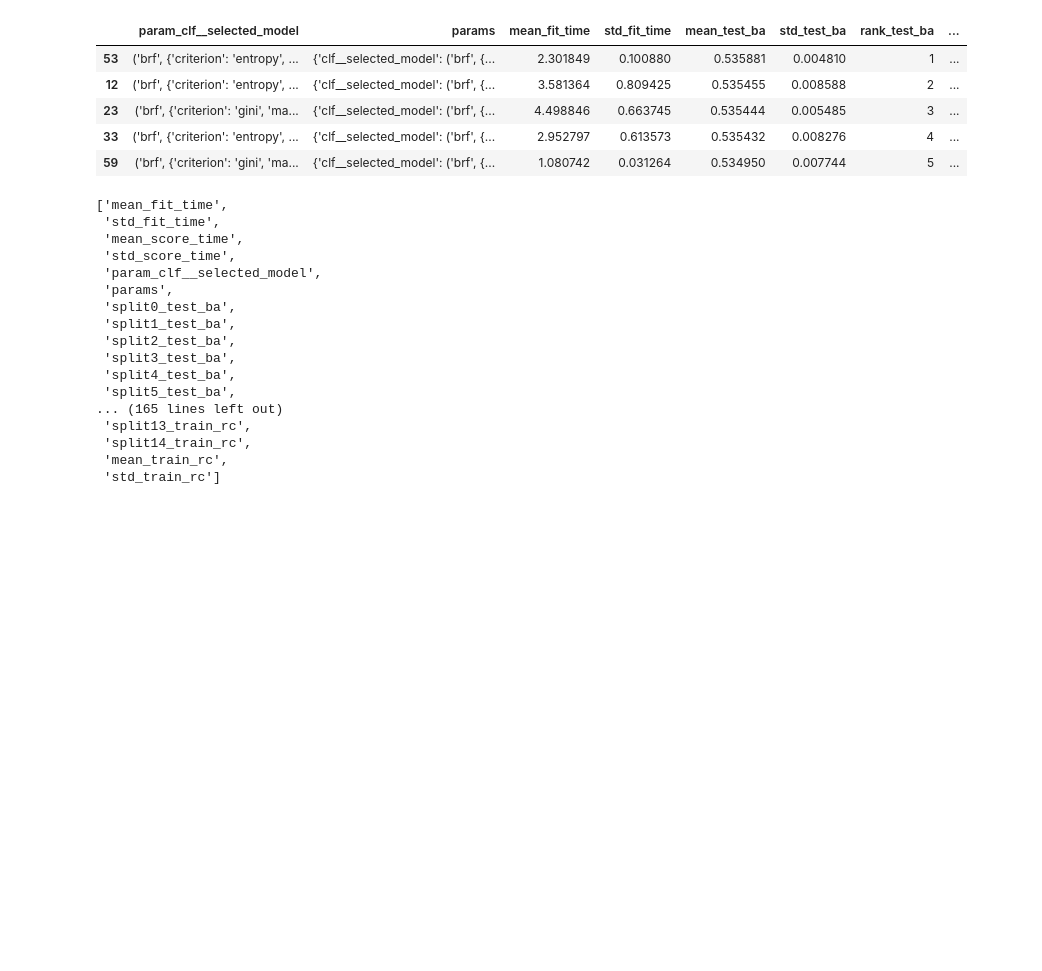
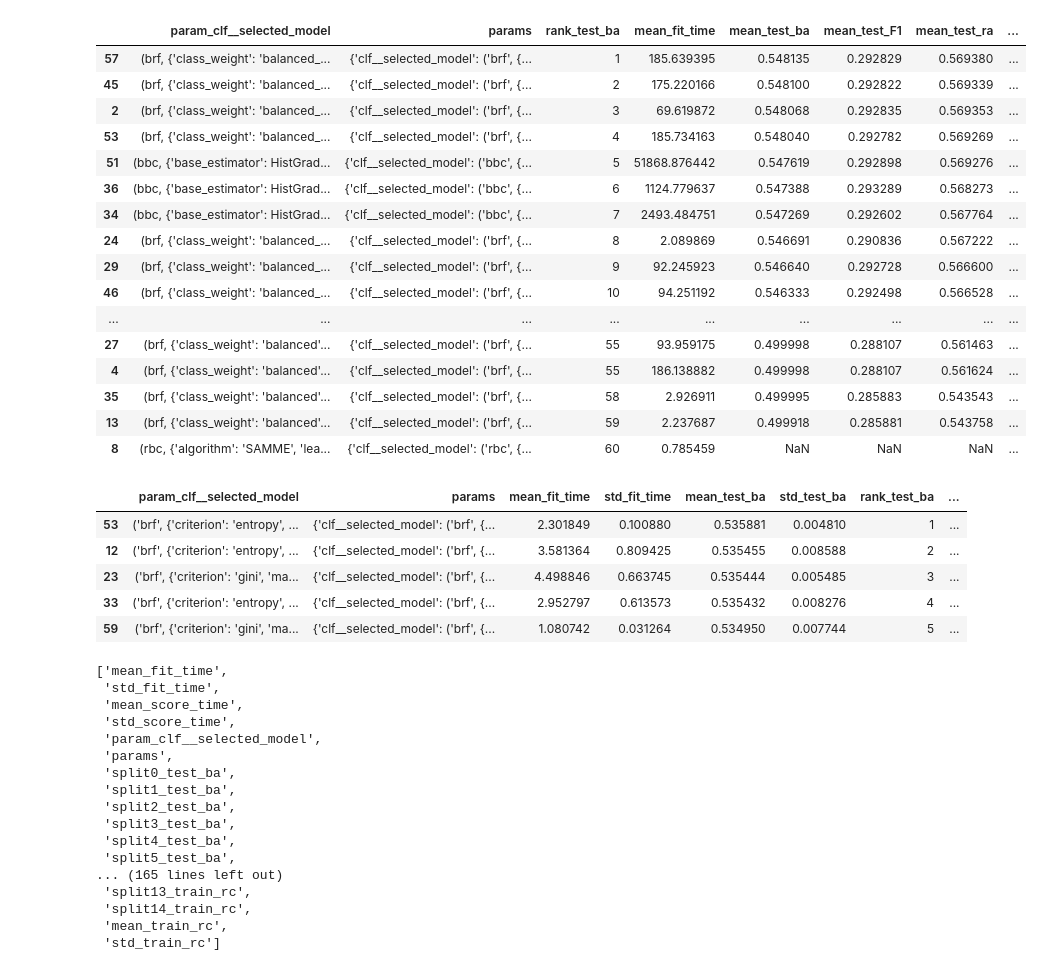
Before and after one commit to nachovazquez98/COVID-19_Paper, a Jupyter notebook: model_explained/df_caso_7_1.ipynb, the cells around one changed output. Drawn from its saved outputs; the diff is of its cells as text; code cells hidden in the pictures; blank space fills up the shorter version.

```diff
--- a/model_explained/df_caso_7_1.ipynb
+++ b/model_explained/df_caso_7_1.ipynb
@@ -29 +28,6 @@ X_train, X_test, y_train, y_test = train_test_split(X, y, test_size=0.20,stratif
+# %%
+try:
+    gridprueba = joblib.load('models/all_data/20_80/df_caso5_1_grid.pkl')
+except:
+    print(sys.exc_info()[0])
 # %%
@@ -42,3 +45,36 @@ grid_report
+# %%
+df_grid = pd.DataFrame(grid.cv_results_).sort_values(by=['mean_test_ba'],ascending=False)
+df_grid=df_grid.sort_values(by=['mean_test_ba'],ascending=False)
+df_grid=df_grid[[
+    'param_clf__selected_model',
+    'params',
+    'rank_test_ba',
+    'mean_fit_time',
+    'mean_test_ba',
+    'mean_test_F1',
+    'mean_test_ra',
+    'mean_test_rc',
+    'mean_test_ap'
+    ]]
+df_grid
+# %% [output]
+|  | param_clf__selected_model | params | rank_test_ba | mean_fit_time | mean_test_ba | mean_test_F1 | mean_test_ra | ... |
+| 57 | (brf, {'class_weight': 'balanced_... | {'clf__selected_model': ('brf', {... | 1 | 185.639395 | 0.548135 | 0.292829 | 0.569380 | ... |
+| 45 | (brf, {'class_weight': 'balanced_... | {'clf__selected_model': ('brf', {... | 2 | 175.220166 | 0.548100 | 0.292822 | 0.569339 | ... |
+| 2 | (brf, {'class_weight': 'balanced_... | {'clf__selected_model': ('brf', {... | 3 | 69.619872 | 0.548068 | 0.292835 | 0.569353 | ... |
+| 53 | (brf, {'class_weight': 'balanced_... | {'clf__selected_model': ('brf', {... | 4 | 185.734163 | 0.548040 | 0.292782 | 0.569269 | ... |
+| 51 | (bbc, {'base_estimator': HistGrad... | {'clf__selected_model': ('bbc', {... | 5 | 51868.876442 | 0.547619 | 0.292898 | 0.569276 | ... |
+| 36 | (bbc, {'base_estimator': HistGrad... | {'clf__selected_model': ('bbc', {... | 6 | 1124.779637 | 0.547388 | 0.293289 | 0.568273 | ... |
+| 34 | (bbc, {'base_estimator': HistGrad... | {'clf__selected_model': ('bbc', {... | 7 | 2493.484751 | 0.547269 | 0.292602 | 0.567764 | ... |
+| 24 | (brf, {'class_weight': 'balanced_... | {'clf__selected_model': ('brf', {... | 8 | 2.089869 | 0.546691 | 0.290836 | 0.567222 | ... |
+| 29 | (brf, {'class_weight': 'balanced_... | {'clf__selected_model': ('brf', {... | 9 | 92.245923 | 0.546640 | 0.292728 | 0.566600 | ... |
+| 46 | (brf, {'class_weight': 'balanced_... | {'clf__selected_model': ('brf', {... | 10 | 94.251192 | 0.546333 | 0.292498 | 0.566528 | ... |
+| ... | ... | ... | ... | ... | ... | ... | ... | ... |
+| 27 | (brf, {'class_weight': 'balanced'... | {'clf__selected_model': ('brf', {... | 55 | 93.959175 | 0.499998 | 0.288107 | 0.561463 | ... |
+| 4 | (brf, {'class_weight': 'balanced'... | {'clf__selected_model': ('brf', {... | 55 | 186.138882 | 0.499998 | 0.288107 | 0.561624 | ... |
+| 35 | (brf, {'class_weight': 'balanced'... | {'clf__selected_model': ('brf', {... | 58 | 2.926911 | 0.499995 | 0.285883 | 0.543543 | ... |
+| 13 | (brf, {'class_weight': 'balanced'... | {'clf__selected_model': ('brf', {... | 59 | 2.237687 | 0.499918 | 0.285881 | 0.543758 | ... |
+| 8 | (rbc, {'algorithm': 'SAMME', 'lea... | {'clf__selected_model': ('rbc', {... | 60 | 0.785459 | NaN | NaN | NaN | ... |
 # %%
 grid_scores.head()
 # %% [output]
```
Also changed, not shown: parts of 6 cells of this notebook, 58 other files.
